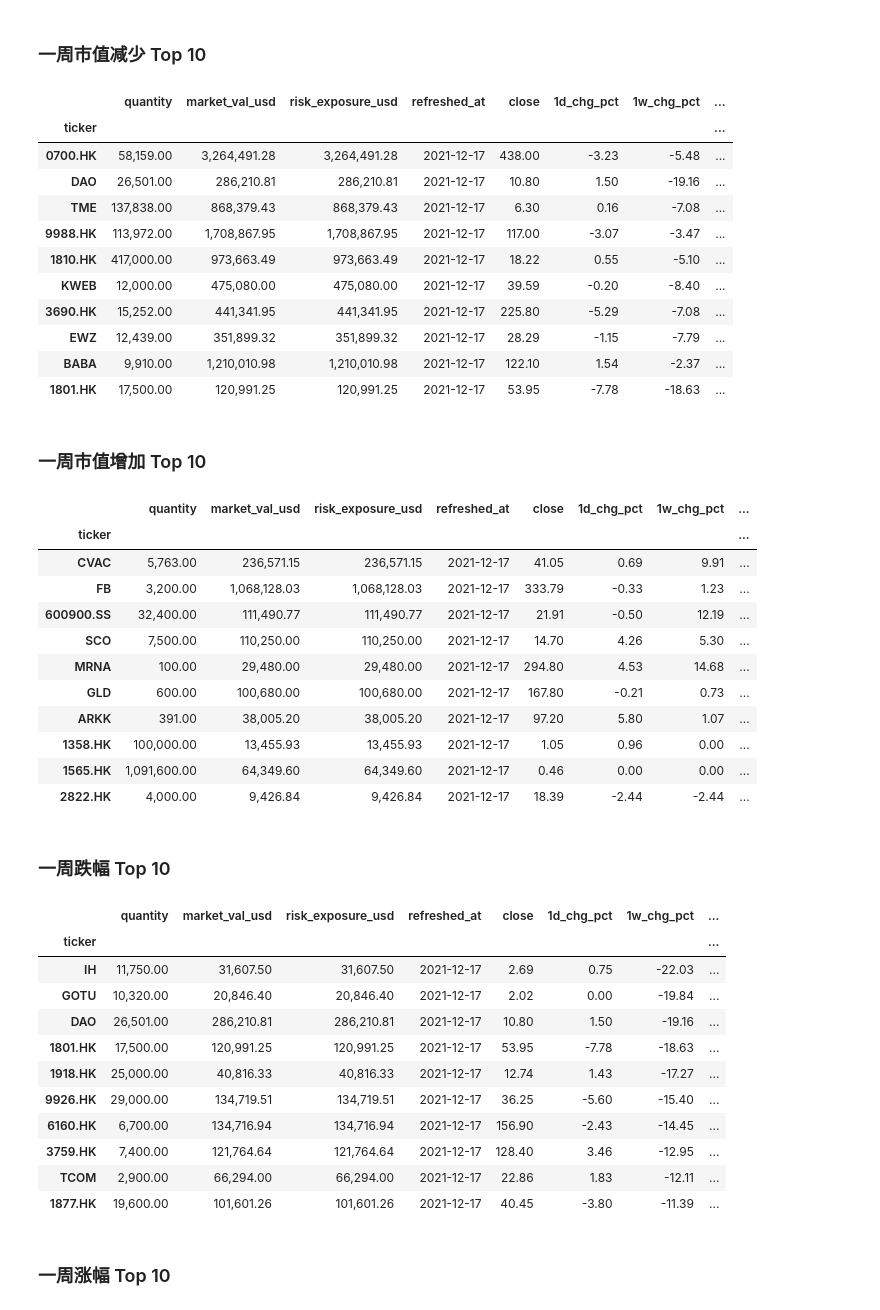
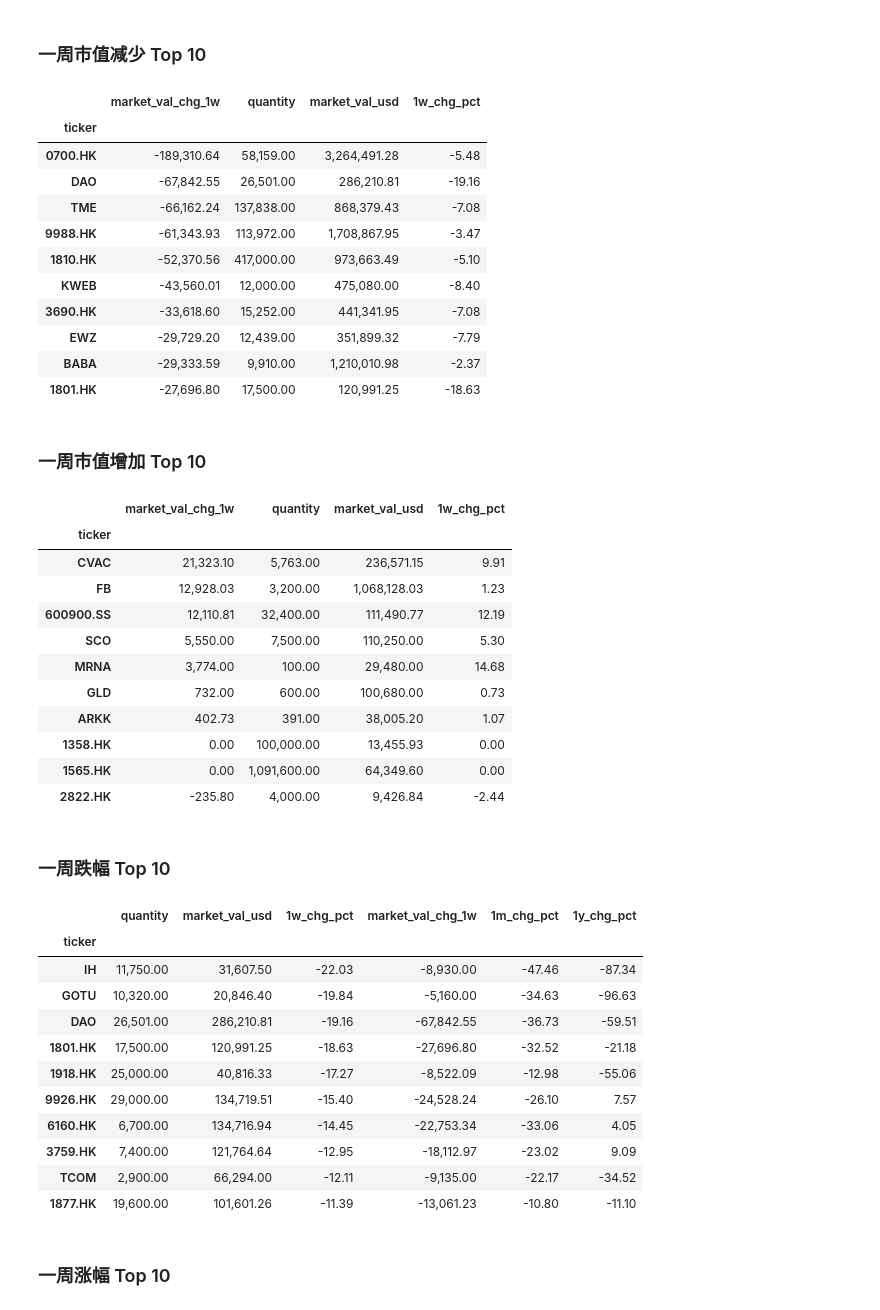
Before and after one commit to koalainfotech/skydog, a Jupyter notebook: notebooks/Skydog Portfolio Report.ipynb, the cells around one changed output. Drawn from its saved outputs; the diff is of its cells as text; code cells hidden in the pictures.

```diff
--- a/notebooks/Skydog Portfolio Report.ipynb
+++ b/notebooks/Skydog Portfolio Report.ipynb
@@ -163,55 +163,55 @@ df_ticker=df_holding.groupby('ticker').sum().merge(df_price.set_index('ticker'),
 df_ticker = df_ticker.loc[:, ~df_ticker.columns.str.contains('^Unnamed')] # remove unanmed columns
 df_ticker['market_val_chg_1w']=df_ticker['market_val_usd']*(1-1/(1+df_ticker['1w_chg_pct']/100))
 # %%
-df_ticker.sort_values(by='market_val_chg_1w').head(10)
+df_ticker.sort_values(by='market_val_chg_1w').head(10)[['market_val_chg_1w','quantity','market_val_usd','1w_chg_pct']]
 # %% [output]
-|  | quantity | market_val_usd | risk_exposure_usd | refreshed_at | close | 1d_chg_pct | 1w_chg_pct | ... |
-| ticker |  |  |  |  |  |  |  | ... |
-| 0700.HK | 58,159.00 | 3,264,491.28 | 3,264,491.28 | 2021-12-17 | 438.00 | -3.23 | -5.48 | ... |
-| DAO | 26,501.00 | 286,210.81 | 286,210.81 | 2021-12-17 | 10.80 | 1.50 | -19.16 | ... |
-| TME | 137,838.00 | 868,379.43 | 868,379.43 | 2021-12-17 | 6.30 | 0.16 | -7.08 | ... |
-| 9988.HK | 113,972.00 | 1,708,867.95 | 1,708,867.95 | 2021-12-17 | 117.00 | -3.07 | -3.47 | ... |
-| 1810.HK | 417,000.00 | 973,663.49 | 973,663.49 | 2021-12-17 | 18.22 | 0.55 | -5.10 | ... |
-| KWEB | 12,000.00 | 475,080.00 | 475,080.00 | 2021-12-17 | 39.59 | -0.20 | -8.40 | ... |
-| 3690.HK | 15,252.00 | 441,341.95 | 441,341.95 | 2021-12-17 | 225.80 | -5.29 | -7.08 | ... |
-| EWZ | 12,439.00 | 351,899.32 | 351,899.32 | 2021-12-17 | 28.29 | -1.15 | -7.79 | ... |
-| BABA | 9,910.00 | 1,210,010.98 | 1,210,010.98 | 2021-12-17 | 122.10 | 1.54 | -2.37 | ... |
-| 1801.HK | 17,500.00 | 120,991.25 | 120,991.25 | 2021-12-17 | 53.95 | -7.78 | -18.63 | ... |
+|  | market_val_chg_1w | quantity | market_val_usd | 1w_chg_pct |
+| ticker |  |  |  |  |
+| 0700.HK | -189,310.64 | 58,159.00 | 3,264,491.28 | -5.48 |
+| DAO | -67,842.55 | 26,501.00 | 286,210.81 | -19.16 |
+| TME | -66,162.24 | 137,838.00 | 868,379.43 | -7.08 |
+| 9988.HK | -61,343.93 | 113,972.00 | 1,708,867.95 | -3.47 |
+| 1810.HK | -52,370.56 | 417,000.00 | 973,663.49 | -5.10 |
+| KWEB | -43,560.01 | 12,000.00 | 475,080.00 | -8.40 |
+| 3690.HK | -33,618.60 | 15,252.00 | 441,341.95 | -7.08 |
+| EWZ | -29,729.20 | 12,439.00 | 351,899.32 | -7.79 |
+| BABA | -29,333.59 | 9,910.00 | 1,210,010.98 | -2.37 |
+| 1801.HK | -27,696.80 | 17,500.00 | 120,991.25 | -18.63 |
 # %% [markdown]
 ### 一周市值增加 Top 10
 # %%
-df_ticker.sort_values(by='market_val_chg_1w',ascending=False).head(10)
+df_ticker.sort_values(by='market_val_chg_1w',ascending=False).head(10)[['market_val_chg_1w','quantity','market_val_usd','1w_chg_pct']]
 # %% [output]
-|  | quantity | market_val_usd | risk_exposure_usd | refreshed_at | close | 1d_chg_pct | 1w_chg_pct | ... |
-| ticker |  |  |  |  |  |  |  | ... |
-| CVAC | 5,763.00 | 236,571.15 | 236,571.15 | 2021-12-17 | 41.05 | 0.69 | 9.91 | ... |
-| FB | 3,200.00 | 1,068,128.03 | 1,068,128.03 | 2021-12-17 | 333.79 | -0.33 | 1.23 | ... |
-| 600900.SS | 32,400.00 | 111,490.77 | 111,490.77 | 2021-12-17 | 21.91 | -0.50 | 12.19 | ... |
-| SCO | 7,500.00 | 110,250.00 | 110,250.00 | 2021-12-17 | 14.70 | 4.26 | 5.30 | ... |
-| MRNA | 100.00 | 29,480.00 | 29,480.00 | 2021-12-17 | 294.80 | 4.53 | 14.68 | ... |
-| GLD | 600.00 | 100,680.00 | 100,680.00 | 2021-12-17 | 167.80 | -0.21 | 0.73 | ... |
-| ARKK | 391.00 | 38,005.20 | 38,005.20 | 2021-12-17 | 97.20 | 5.80 | 1.07 | ... |
-| 1358.HK | 100,000.00 | 13,455.93 | 13,455.93 | 2021-12-17 | 1.05 | 0.96 | 0.00 | ... |
-| 1565.HK | 1,091,600.00 | 64,349.60 | 64,349.60 | 2021-12-17 | 0.46 | 0.00 | 0.00 | ... |
-| 2822.HK | 4,000.00 | 9,426.84 | 9,426.84 | 2021-12-17 | 18.39 | -2.44 | -2.44 | ... |
+|  | market_val_chg_1w | quantity | market_val_usd | 1w_chg_pct |
+| ticker |  |  |  |  |
+| CVAC | 21,323.10 | 5,763.00 | 236,571.15 | 9.91 |
+| FB | 12,928.03 | 3,200.00 | 1,068,128.03 | 1.23 |
+| 600900.SS | 12,110.81 | 32,400.00 | 111,490.77 | 12.19 |
+| SCO | 5,550.00 | 7,500.00 | 110,250.00 | 5.30 |
+| MRNA | 3,774.00 | 100.00 | 29,480.00 | 14.68 |
+| GLD | 732.00 | 600.00 | 100,680.00 | 0.73 |
+| ARKK | 402.73 | 391.00 | 38,005.20 | 1.07 |
+| 1358.HK | 0.00 | 100,000.00 | 13,455.93 | 0.00 |
+| 1565.HK | 0.00 | 1,091,600.00 | 64,349.60 | 0.00 |
+| 2822.HK | -235.80 | 4,000.00 | 9,426.84 | -2.44 |
 # %% [markdown]
 ### 一周跌幅 Top 10
 # %%
 
-df_ticker.sort_values(by='1w_chg_pct').head(10)
+df_ticker.sort_values(by='1w_chg_pct').head(10)[['quantity','market_val_usd','1w_chg_pct','market_val_chg_1w','1m_chg_pct','1y_chg_pct']]
 # %% [output]
-|  | quantity | market_val_usd | risk_exposure_usd | refreshed_at | close | 1d_chg_pct | 1w_chg_pct | ... |
-| ticker |  |  |  |  |  |  |  | ... |
-| IH | 11,750.00 | 31,607.50 | 31,607.50 | 2021-12-17 | 2.69 | 0.75 | -22.03 | ... |
-| GOTU | 10,320.00 | 20,846.40 | 20,846.40 | 2021-12-17 | 2.02 | 0.00 | -19.84 | ... |
-| DAO | 26,501.00 | 286,210.81 | 286,210.81 | 2021-12-17 | 10.80 | 1.50 | -19.16 | ... |
-| 1801.HK | 17,500.00 | 120,991.25 | 120,991.25 | 2021-12-17 | 53.95 | -7.78 | -18.63 | ... |
-| 1918.HK | 25,000.00 | 40,816.33 | 40,816.33 | 2021-12-17 | 12.74 | 1.43 | -17.27 | ... |
-| 9926.HK | 29,000.00 | 134,719.51 | 134,719.51 | 2021-12-17 | 36.25 | -5.60 | -15.40 | ... |
-| 6160.HK | 6,700.00 | 134,716.94 | 134,716.94 | 2021-12-17 | 156.90 | -2.43 | -14.45 | ... |
-| 3759.HK | 7,400.00 | 121,764.64 | 121,764.64 | 2021-12-17 | 128.40 | 3.46 | -12.95 | ... |
-| TCOM | 2,900.00 | 66,294.00 | 66,294.00 | 2021-12-17 | 22.86 | 1.83 | -12.11 | ... |
-| 1877.HK | 19,600.00 | 101,601.26 | 101,601.26 | 2021-12-17 | 40.45 | -3.80 | -11.39 | ... |
+|  | quantity | market_val_usd | 1w_chg_pct | market_val_chg_1w | 1m_chg_pct | 1y_chg_pct |
+| ticker |  |  |  |  |  |  |
+| IH | 11,750.00 | 31,607.50 | -22.03 | -8,930.00 | -47.46 | -87.34 |
+| GOTU | 10,320.00 | 20,846.40 | -19.84 | -5,160.00 | -34.63 | -96.63 |
+| DAO | 26,501.00 | 286,210.81 | -19.16 | -67,842.55 | -36.73 | -59.51 |
+| 1801.HK | 17,500.00 | 120,991.25 | -18.63 | -27,696.80 | -32.52 | -21.18 |
+| 1918.HK | 25,000.00 | 40,816.33 | -17.27 | -8,522.09 | -12.98 | -55.06 |
+| 9926.HK | 29,000.00 | 134,719.51 | -15.40 | -24,528.24 | -26.10 | 7.57 |
+| 6160.HK | 6,700.00 | 134,716.94 | -14.45 | -22,753.34 | -33.06 | 4.05 |
+| 3759.HK | 7,400.00 | 121,764.64 | -12.95 | -18,112.97 | -23.02 | 9.09 |
+| TCOM | 2,900.00 | 66,294.00 | -12.11 | -9,135.00 | -22.17 | -34.52 |
+| 1877.HK | 19,600.00 | 101,601.26 | -11.39 | -13,061.23 | -10.80 | -11.10 |
 # %% [markdown]
 ### 一周涨幅 Top 10
 # %%
```
Also changed, not shown: parts of 7 cells of this notebook, 4 other files.
